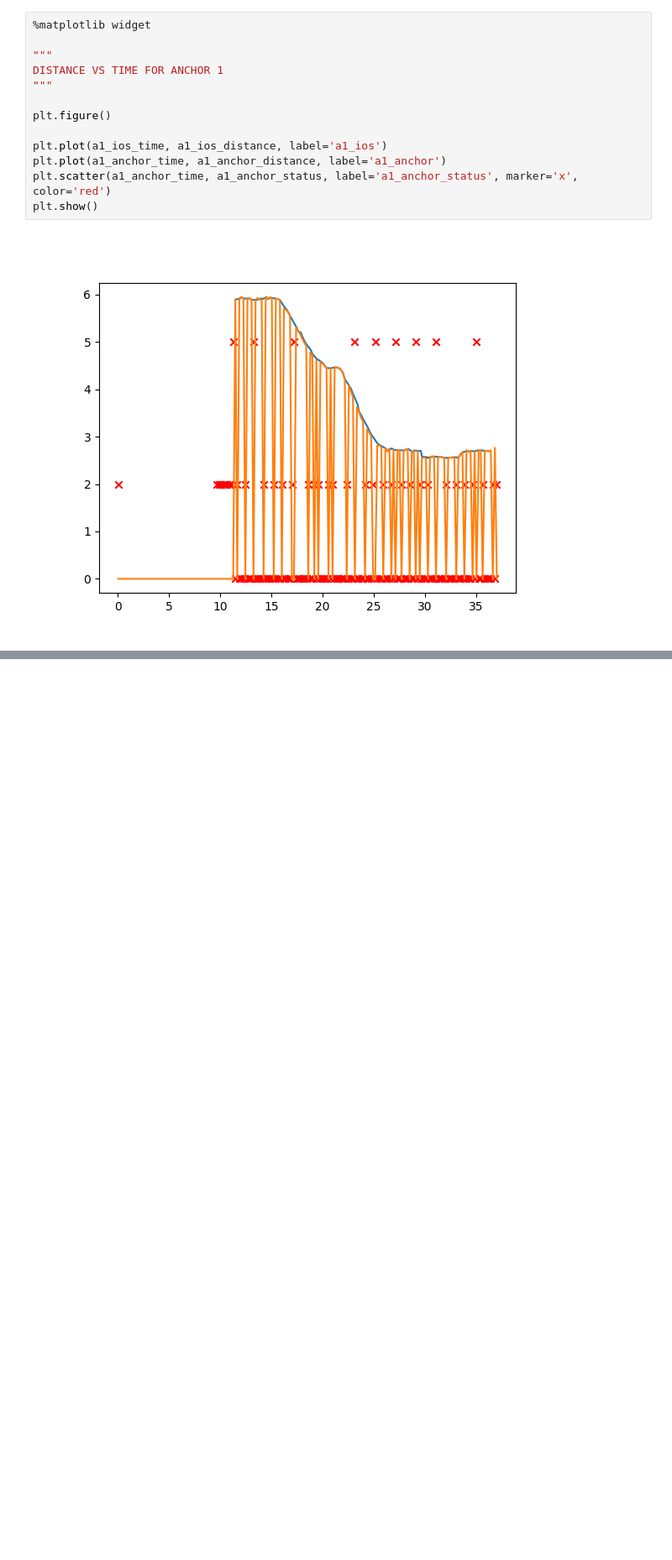
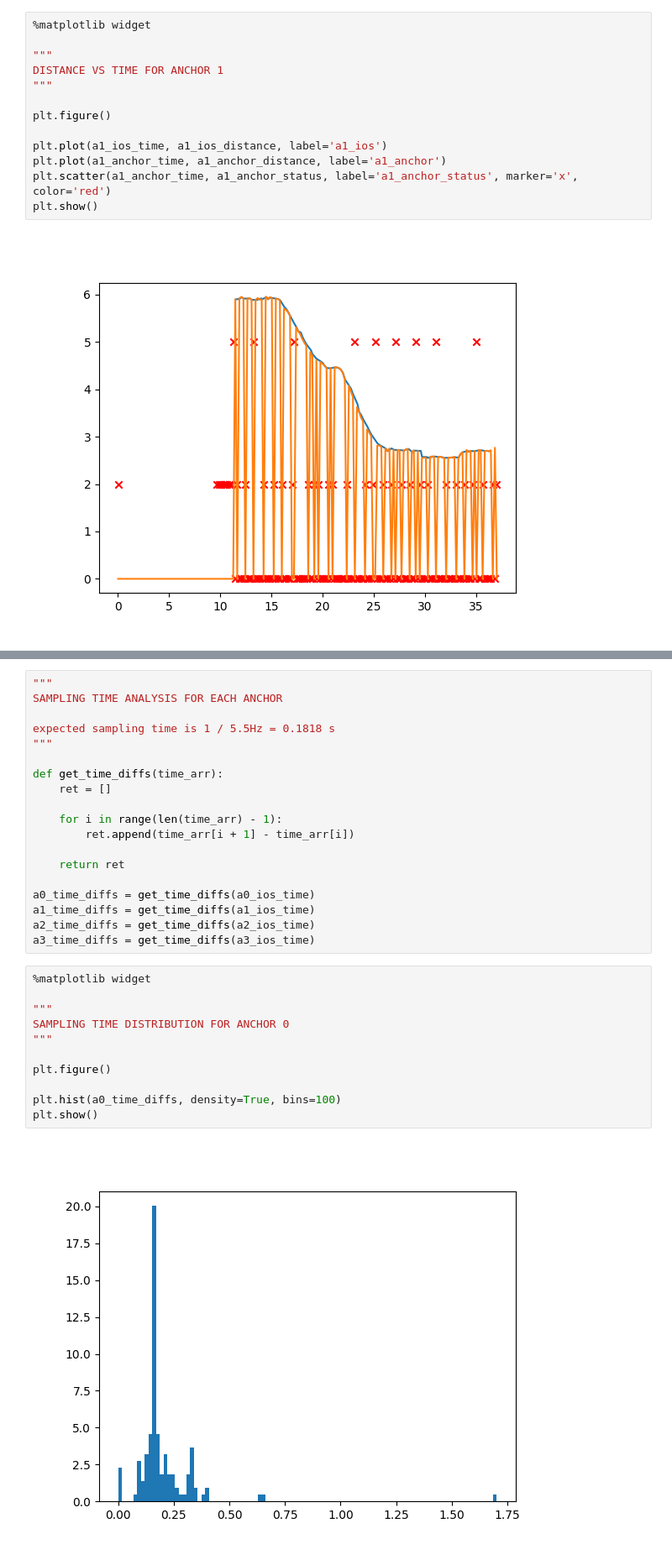
Before and after one commit to RyanJMah/fydp-rtls-server, a Jupyter notebook: data/analysis.ipynb, the cells around one changed output, grey strips where cells are left out. Shown at 84% size. Saved outputs shown, nothing was run; the diff lists cells and outputs as text; blank space fills up the shorter version.

```diff
--- a/data/analysis.ipynb
+++ b/data/analysis.ipynb
@@ -221,3 +233,35 @@ ax2.plot(a3_ios_time, a3_ios_los, color="r")
 plt.show()
 # %% [output]
 [figure]
+# %%
+"""
+SAMPLING TIME ANALYSIS FOR EACH ANCHOR
+
+expected sampling time is 1 / 5.5Hz = 0.1818 s
+"""
+
+def get_time_diffs(time_arr):
+    ret = []
+
+    for i in range(len(time_arr) - 1):
+        ret.append(time_arr[i + 1] - time_arr[i])
+
+    return ret
+
+a0_time_diffs = get_time_diffs(a0_ios_time)
+a1_time_diffs = get_time_diffs(a1_ios_time)
+a2_time_diffs = get_time_diffs(a2_ios_time)
+a3_time_diffs = get_time_diffs(a3_ios_time)
+# %%
+%matplotlib widget
+
+"""
+SAMPLING TIME DISTRIBUTION FOR ANCHOR 0
+"""
+
+plt.figure()
+
+plt.hist(a0_time_diffs, density=True, bins=100)
+plt.show()
+# %% [output]
+[figure, added]
```
Also changed, not shown: parts of 9 cells of this notebook.
